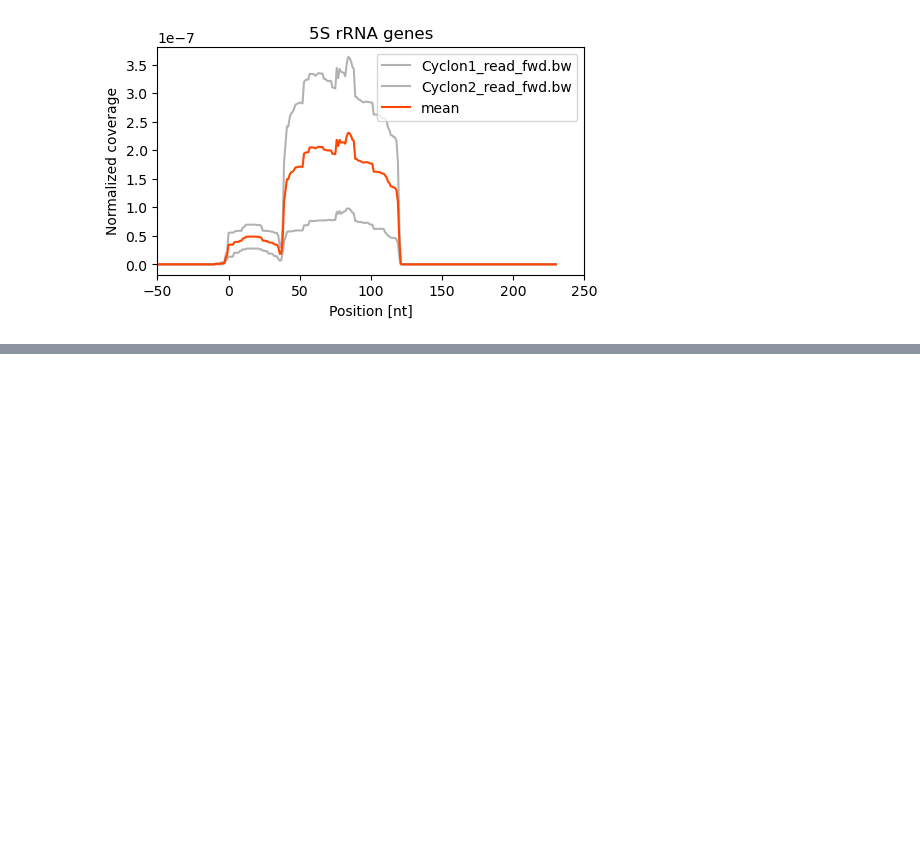
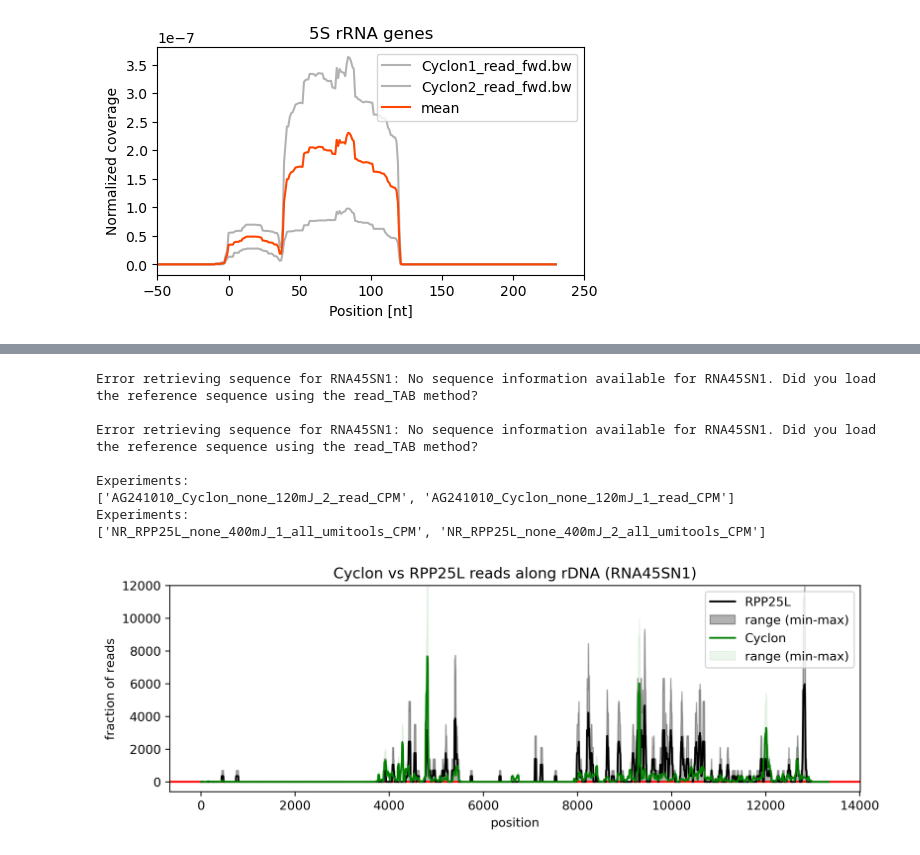
Before and after one commit to TurowskiLab/example-trxtools-Cyclon, a Jupyter notebook: analysis/02_human_rDNA.ipynb, the cells around one changed output, grey strips where cells are left out. Drawn from its saved outputs; the diff is of its cells as text; code cells hidden in the pictures; blank space fills up the shorter version.

```diff
--- a/analysis/02_human_rDNA.ipynb
+++ b/analysis/02_human_rDNA.ipynb
@@ -374,0 +367,38 @@ plt.xlim(-50, 250)
+# %%
+bwDir_RPP25L = "../04a_BigWig_umitools/"
+#listing datasets
+data_files_CPM_Cyclon = [f for f in os.listdir(bwDir_04) if 'CPM' in f and "bw" in f]
+data_files_CPM_RPP25L = [f for f in os.listdir(bwDir_RPP25L) if 'CPM' in f and "bw" in f]
+
+flank = 0
+
+df21_Cyclon_CPM = geneFromBigWig(gene_name="RNA45SN1", data_path=bwDir_04,
+                                     data_files=data_files_CPM_Cyclon, gtf=gtf,ranges=flank)
+
+df22_RPP25L_CPM = geneFromBigWig(gene_name="RNA45SN1", data_path=bwDir_RPP25L,
+                                     data_files=data_files_CPM_RPP25L, gtf=gtf,ranges=flank)
+
+df23_Cyclon_CPM_profile = tt.profiles.profileTools.preprocess(df21_Cyclon_CPM,
+                                     let_in=['Cyclon_none','CPM'],
+                                     stats=True, ntotal_param=False)
+df24_RPP25L_CPM_profile = tt.profiles.profileTools.preprocess(df22_RPP25L_CPM,
+                                     let_in=['RPP25L_none','CPM'],
+                                     stats=True, ntotal_param=False)
+
+tt.plotting.plot_to_compare(df23_Cyclon_CPM_profile, df24_RPP25L_CPM_profile, figsize=(10,3),
+                            title=f"Cyclon vs RPP25L reads along rDNA (RNA45SN1)",
+                            ref_label='Cyclon',label='RPP25L',
+                            dpi=300,ylim=(None,12000),offset=0,fname=f'Fig_03_RNA45SN1_Cyclon_vs_RPP25L.png')
+# tt.plotting.plot_as_box_plot(df11_RNA45SN1, figsize=(10,3), title="Cyclon reads along rDNA (04_BigWig)",
+#                             #  start=12000,stop=13000,
+#                              dpi=300,ylim=(None,0.003),offset=0,fname='Fig_01_RNA45SN1.png')
+# %% [output]
+Error retrieving sequence for RNA45SN1: No sequence information available for RNA45SN1. Did you load the reference sequence using the read_TAB method?
+
+Error retrieving sequence for RNA45SN1: No sequence information available for RNA45SN1. Did you load the reference sequence using the read_TAB method?
+
+Experiments:
+['AG241010_Cyclon_none_120mJ_2_read_CPM', 'AG241010_Cyclon_none_120mJ_1_read_CPM']
+Experiments:
+['NR_RPP25L_none_400mJ_1_all_umitools_CPM', 'NR_RPP25L_none_400mJ_2_all_umitools_CPM']
+[figure, added]
```
Also changed, not shown: parts of 7 cells of this notebook, 6 other files.
